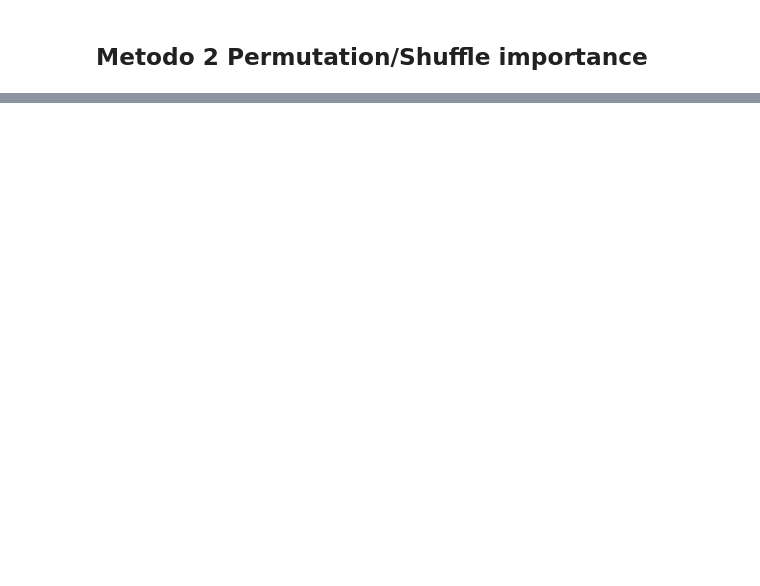
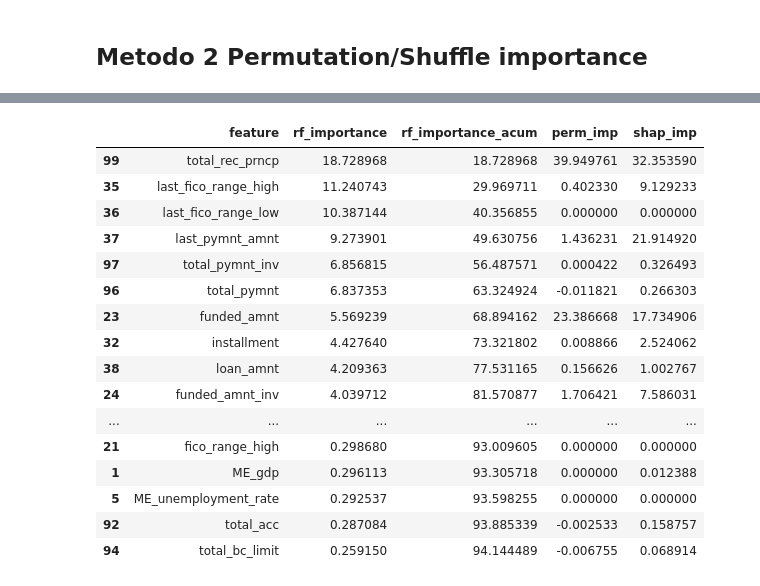
Before and after one commit to 4GeeksAcademy/final_project_creditscoring, a Jupyter notebook: notebooks/EDA.ipynb, the cells around one changed output, grey strips where cells are left out. Saved outputs shown, nothing was run; the diff lists cells and outputs as text; code cells hidden in the pictures; blank space fills up the shorter version.

```diff
--- a/notebooks/EDA.ipynb
+++ b/notebooks/EDA.ipynb
@@ -1691,0 +1760,22 @@ Parameters: { "use_label_encoder" } are not used.
+# %%
+features_selection=df_importances[:30]['feature'].tolist()
+# %%
+features_selection
+# %% [output]
+|  | feature | rf_importance | rf_importance_acum | perm_imp | shap_imp |
+| 99 | total_rec_prncp | 18.728968 | 18.728968 | 39.949761 | 32.353590 |
+| 35 | last_fico_range_high | 11.240743 | 29.969711 | 0.402330 | 9.129233 |
+| 36 | last_fico_range_low | 10.387144 | 40.356855 | 0.000000 | 0.000000 |
+| 37 | last_pymnt_amnt | 9.273901 | 49.630756 | 1.436231 | 21.914920 |
+| 97 | total_pymnt_inv | 6.856815 | 56.487571 | 0.000422 | 0.326493 |
+| 96 | total_pymnt | 6.837353 | 63.324924 | -0.011821 | 0.266303 |
+| 23 | funded_amnt | 5.569239 | 68.894162 | 23.386668 | 17.734906 |
+| 32 | installment | 4.427640 | 73.321802 | 0.008866 | 2.524062 |
+| 38 | loan_amnt | 4.209363 | 77.531165 | 0.156626 | 1.002767 |
+| 24 | funded_amnt_inv | 4.039712 | 81.570877 | 1.706421 | 7.586031 |
+| ... | ... | ... | ... | ... | ... |
+| 21 | fico_range_high | 0.298680 | 93.009605 | 0.000000 | 0.000000 |
+| 1 | ME_gdp | 0.296113 | 93.305718 | 0.000000 | 0.012388 |
+| 5 | ME_unemployment_rate | 0.292537 | 93.598255 | 0.000000 | 0.000000 |
+| 92 | total_acc | 0.287084 | 93.885339 | -0.002533 | 0.158757 |
+| 94 | total_bc_limit | 0.259150 | 94.144489 | -0.006755 | 0.068914 |
```
Also changed, not shown: parts of 37 cells of this notebook, 1 other file.
